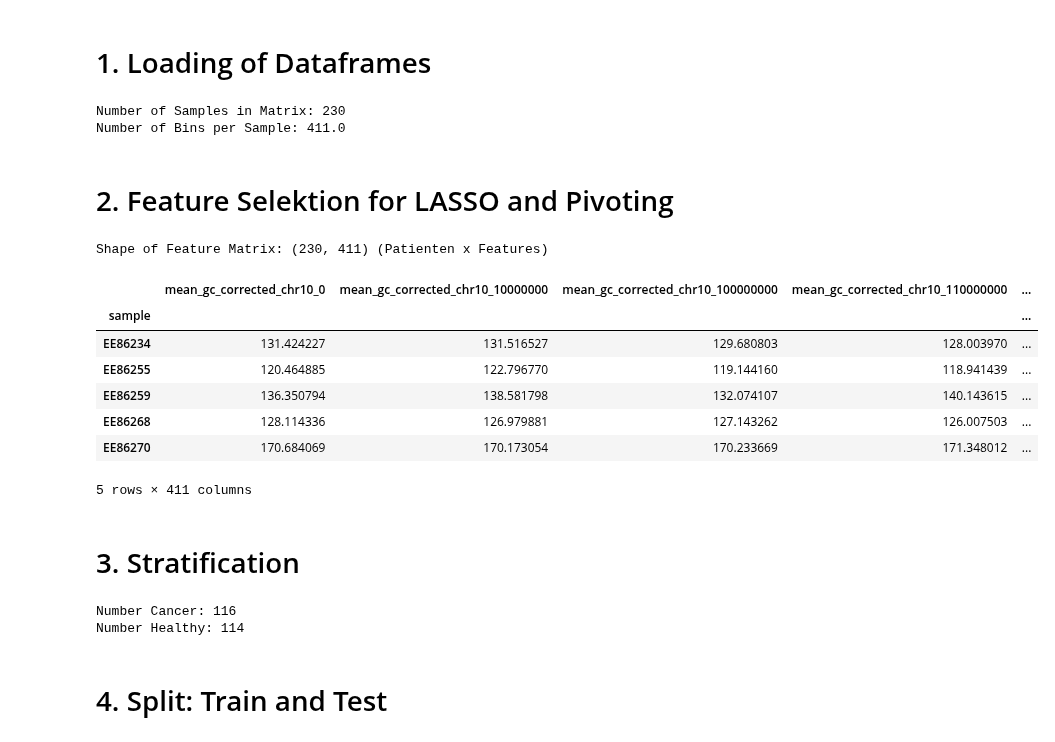
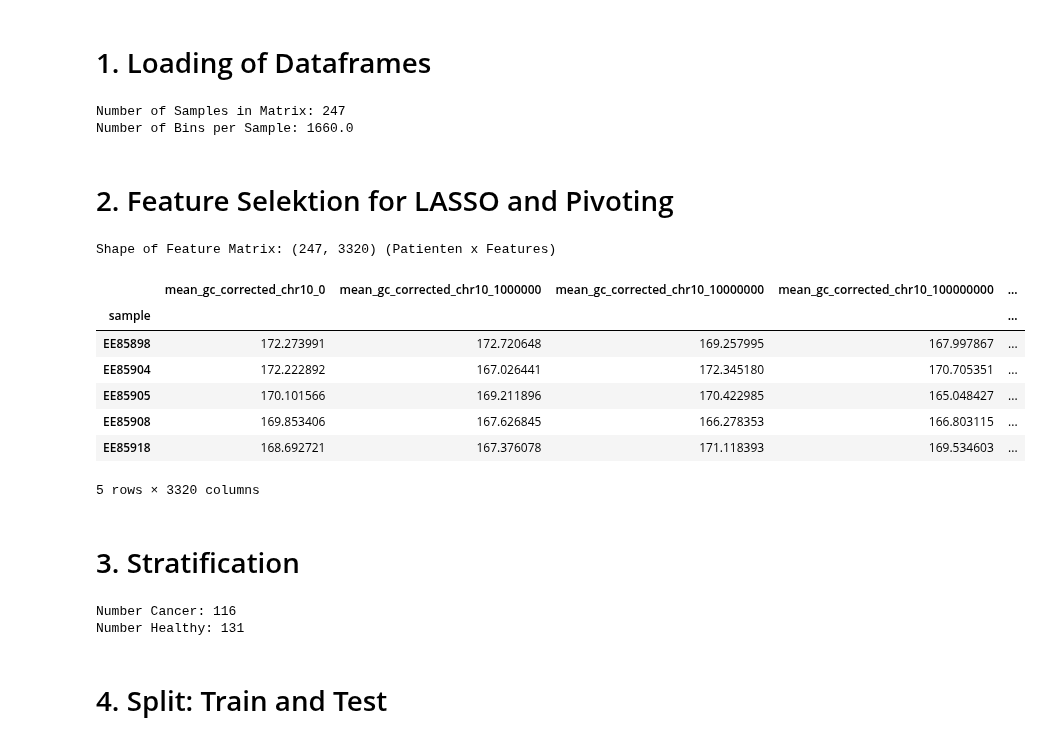
Before and after one commit to LabMedDHM/lotta_frag, a Jupyter notebook: 04_lasso_modeling.ipynb, the cells around one changed output. Cells and saved outputs as stored; diff of their text form; code cells hidden in the pictures.

```diff
--- a/04_lasso_modeling.ipynb
+++ b/04_lasso_modeling.ipynb
@@ -10,7 +12,7 @@ from sklearn.pipeline import Pipeline
 # %% [markdown]
 # 1. Loading of Dataframes
 # %%
-bin_size = 5000000
+bin_size = 1000000
 matrix_path = f"/labmed/workspace/lotta/finaletoolkit/dataframes_notebook/final_feature_matrix_gc_corrected_{bin_size}.tsv"
 df = pd.read_csv(matrix_path, sep="\t")
 
@@ -23,42 +25,42 @@ df = df[df["sample"].isin(valid_samples)].copy()
 print(f"Number of Samples in Matrix: {df['sample'].nunique()}")
 print(f"Number of Bins per Sample: {len(df) / df['sample'].nunique()}")
 # %% [output]
-Number of Samples in Matrix: 230
-Number of Bins per Sample: 411.0
+Number of Samples in Matrix: 247
+Number of Bins per Sample: 1660.0
 # %% [markdown]
 # 2. Feature Selektion for LASSO and Pivoting
 # %%
 df["bin_id"] = df["chrom"] + "_" + df["start"].astype(str)
 
 metrics = [
     "mean_gc_corrected",
    # "median_gc_corrected",
-#"stdev_gc_corrected",
-   # "wps_value_gc_corrected",
+   #"stdev_gc_corrected",
+    "wps_value_gc_corrected",
    # "min_gc_corrected",
    # "max_gc_corrected",
 ]
 
 pivot_df = df.pivot(index="sample", columns="bin_id", values=metrics)
 
 pivot_df.columns = [f"{metric}_{bin_id}" for metric, bin_id in pivot_df.columns]
 
 # Fehlende Werte werden nun später in der Pipeline aufgefüllt, um Data Leakage zu vermeiden
 # pivot_df = pivot_df.fillna(pivot_df.median())
 
 print(f"Shape of Feature Matrix: {pivot_df.shape} (Patienten x Features)")
 pivot_df.to_csv("/labmed/workspace/lotta/finaletoolkit/dataframes_notebook/pivot_df.csv", index=True)
 pivot_df.head()
 # %% [output]
-Shape of Feature Matrix: (230, 411) (Patienten x Features)
+Shape of Feature Matrix: (247, 3320) (Patienten x Features)
-|  | mean_gc_corrected_chr10_0 | mean_gc_corrected_chr10_10000000 | mean_gc_corrected_chr10_100000000 | mean_gc_corrected_chr10_110000000 | ... |
+|  | mean_gc_corrected_chr10_0 | mean_gc_corrected_chr10_1000000 | mean_gc_corrected_chr10_10000000 | mean_gc_corrected_chr10_100000000 | ... |
 | sample |  |  |  |  | ... |
-| EE86234 | 131.424227 | 131.516527 | 129.680803 | 128.003970 | ... |
-| EE86255 | 120.464885 | 122.796770 | 119.144160 | 118.941439 | ... |
-| EE86259 | 136.350794 | 138.581798 | 132.074107 | 140.143615 | ... |
-| EE86268 | 128.114336 | 126.979881 | 127.143262 | 126.007503 | ... |
-| EE86270 | 170.684069 | 170.173054 | 170.233669 | 171.348012 | ... |
+| EE85898 | 172.273991 | 172.720648 | 169.257995 | 167.997867 | ... |
+| EE85904 | 172.222892 | 167.026441 | 172.345180 | 170.705351 | ... |
+| EE85905 | 170.101566 | 169.211896 | 170.422985 | 165.048427 | ... |
+| EE85908 | 169.853406 | 167.626845 | 166.278353 | 166.803115 | ... |
+| EE85918 | 168.692721 | 167.376078 | 171.118393 | 169.534603 | ... |
-5 rows × 411 columns
+5 rows × 3320 columns
 # %% [markdown]
 # 3. Stratification
 # %%
@@ -81,7 +83,7 @@ print(f"Number Cancer: {sum(y)}")
 print(f"Number Healthy: {len(y) - sum(y)}")
 # %% [output]
 Number Cancer: 116
-Number Healthy: 114
+Number Healthy: 131
 # %% [markdown]
 # 4. Split: Train and Test
 # %%
```
Also changed, not shown: parts of 7 cells of this notebook.
